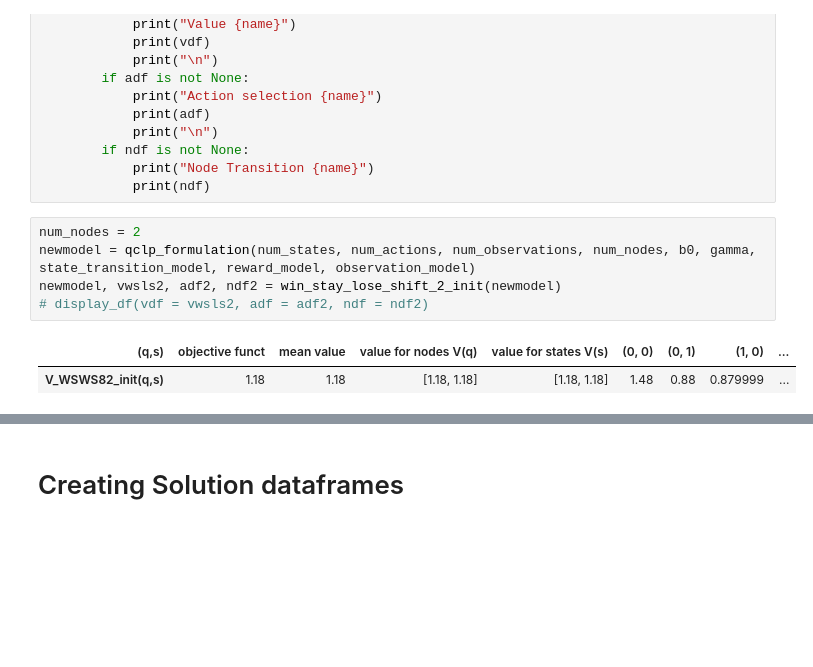
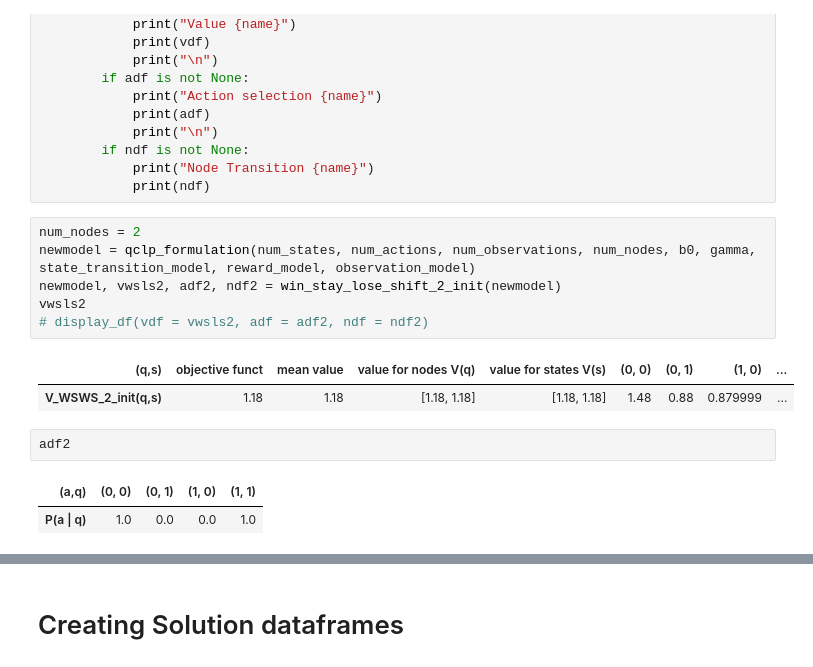
Before and after one commit to malikbf5/FSC-optimization, a Jupyter notebook: Bernoulli Bandits/Bernoulli Bandits.ipynb, the cells around one changed output, grey strips where cells are left out. Cells and saved outputs as stored; diff of their text form; blank space fills up the shorter version.

```diff
--- a/Bernoulli Bandits/Bernoulli Bandits.ipynb
+++ b/Bernoulli Bandits/Bernoulli Bandits.ipynb
@@ -222,8 +222,14 @@ def display_df(name= "", vdf = None, adf = None, ndf = None):
 # %%
 num_nodes = 2
 newmodel = qclp_formulation(num_states, num_actions, num_observations, num_nodes, b0, gamma, state_transition_model, reward_model, observation_model)
 newmodel, vwsls2, adf2, ndf2 = win_stay_lose_shift_2_init(newmodel)
+vwsls2
 # display_df(vdf = vwsls2, adf = adf2, ndf = ndf2)
 # %% [output]
 | (q,s) | objective funct | mean value | value for nodes V(q) | value for states V(s) | (0, 0) | (0, 1) | (1, 0) | ... |
-| V_WSWS82_init(q,s) | 1.18 | 1.18 | [1.18, 1.18] | [1.18, 1.18] | 1.48 | 0.88 | 0.879999 | ... |
+| V_WSWS_2_init(q,s) | 1.18 | 1.18 | [1.18, 1.18] | [1.18, 1.18] | 1.48 | 0.88 | 0.879999 | ... |
+# %%
+adf2
+# %% [output]
+| (a,q) | (0, 0) | (0, 1) | (1, 0) | (1, 1) |
+| P(a | q) | 1.0 | 0.0 | 0.0 | 1.0 |
```
Also changed, not shown: parts of 9 cells of this notebook.
